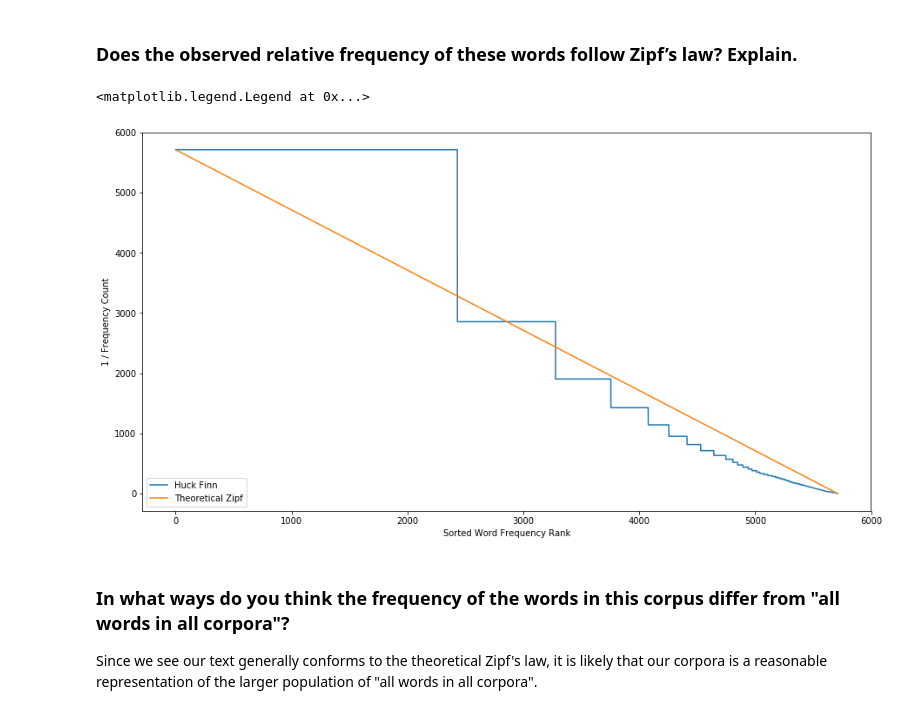
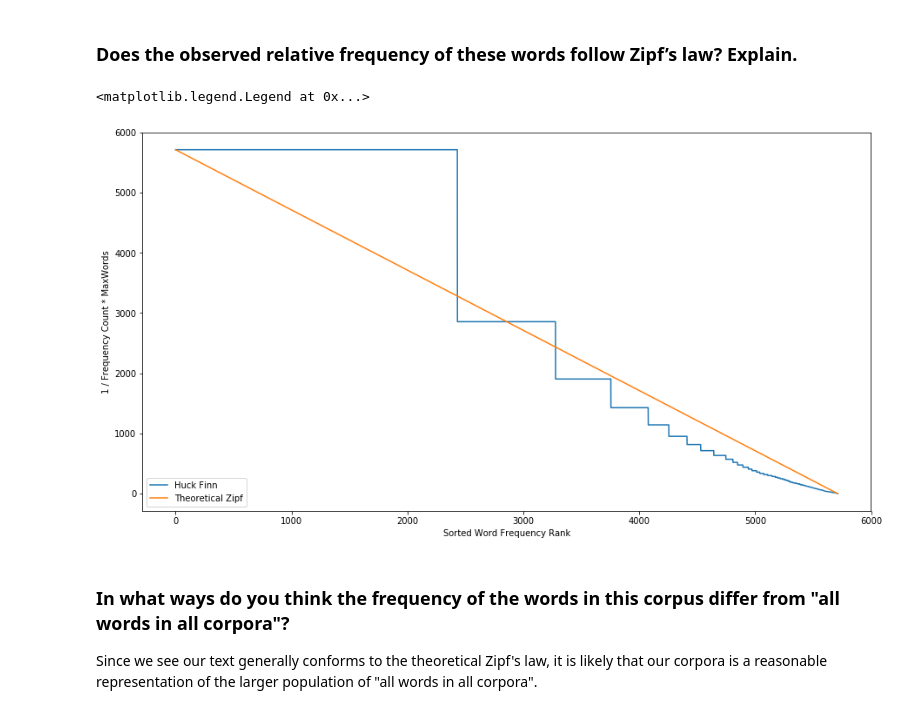
Before and after one commit to wwells/CUNY_DATA_620_GROUP, a Jupyter notebook: 4.2_Assignment/4.2_Assignment.ipynb, the cells around one changed output. Drawn from its saved outputs; the diff is of its cells as text; code cells hidden in the pictures.

Commit message:
feat(4.2): graph update

```diff
--- a/4.2_Assignment/4.2_Assignment.ipynb
+++ b/4.2_Assignment/4.2_Assignment.ipynb
@@ -147,20 +147,20 @@ huckFreq.plot(200)
 # %%
 plt.figure(figsize=(15,8))
 
 vals = sorted(huckFreq.values())
 inv = [1/float(v) * uniqueWords for v in vals]
 
 x = range(1, uniqueWords +1)
 theory = list(x[::-1])
 
 plt.plot(x, inv)
 plt.plot(theory)
 plt.xlabel("Sorted Word Frequency Rank")
-plt.ylabel("1 / Frequency Count")
+plt.ylabel("1 / Frequency Count * MaxWords")
 plt.legend(['Huck Finn', 'Theoretical Zipf'], loc='lower left')
 # %% [output]
 <matplotlib.legend.Legend at 0x...>
-[figure, old version]
+[figure, new version]
 # %% [markdown]
 ### In what ways do you think the frequency of the words in this corpus differ from "all words in all corpora"?
 
```
